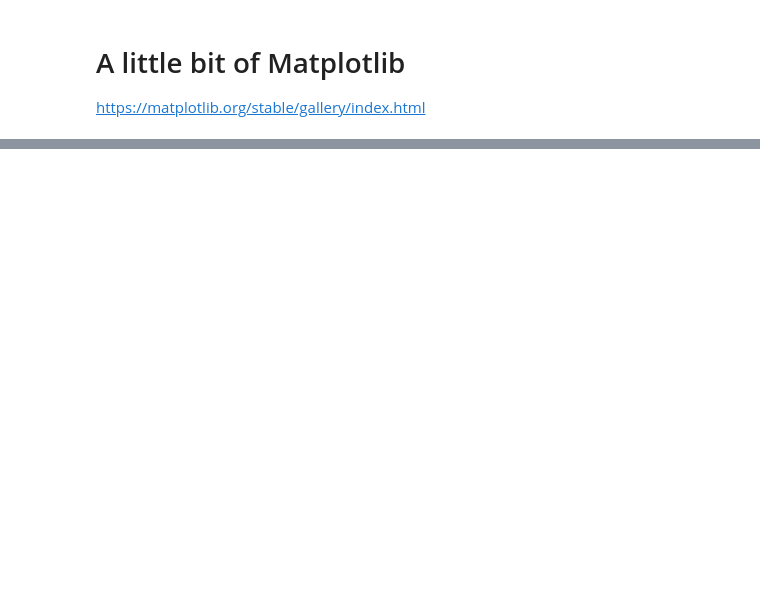
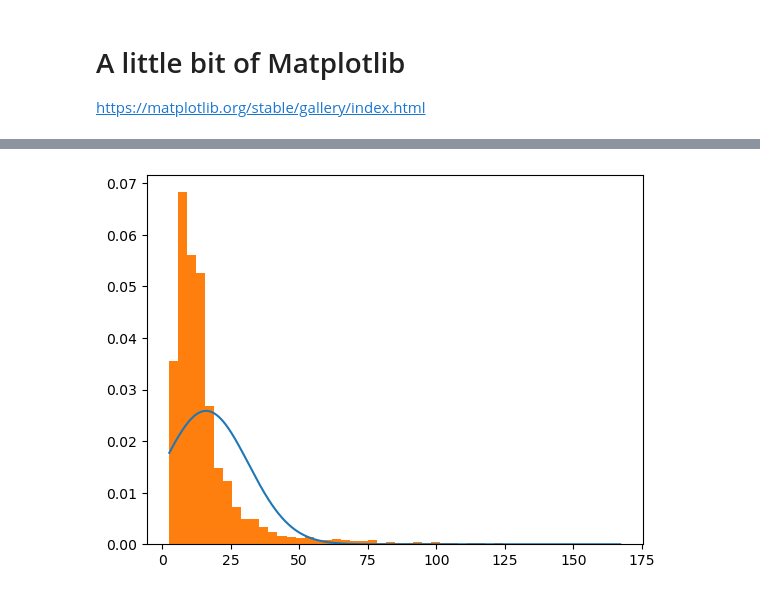
Before and after one commit to sungeunbae/python_tutorial, a Jupyter notebook: QuakeCoRE Python Workshop.ipynb, the cells around one changed output, grey strips where cells are left out. Drawn from its saved outputs; the diff is of its cells as text; code cells hidden in the pictures; blank space fills up the shorter version.

```diff
--- a/QuakeCoRE Python Workshop.ipynb
+++ b/QuakeCoRE Python Workshop.ipynb
@@ -376,2 +524,9 @@ plt.show()
 # %%
-plt.hist(pga, 10)
+sorted_pgv=sorted(pgv) # what happens if not sorted?
+fit = stats.norm.pdf(sorted_pgv, np.mean(pgv), np.std(pgv))
+pl.plot(sorted_pgv,fit,'-')
+
+pl.hist(sorted_pgv,50,density=True)
+pl.show()
+# %% [output]
+[figure, added]
```
Also changed, not shown: parts of 64 cells of this notebook, 1 other file.
